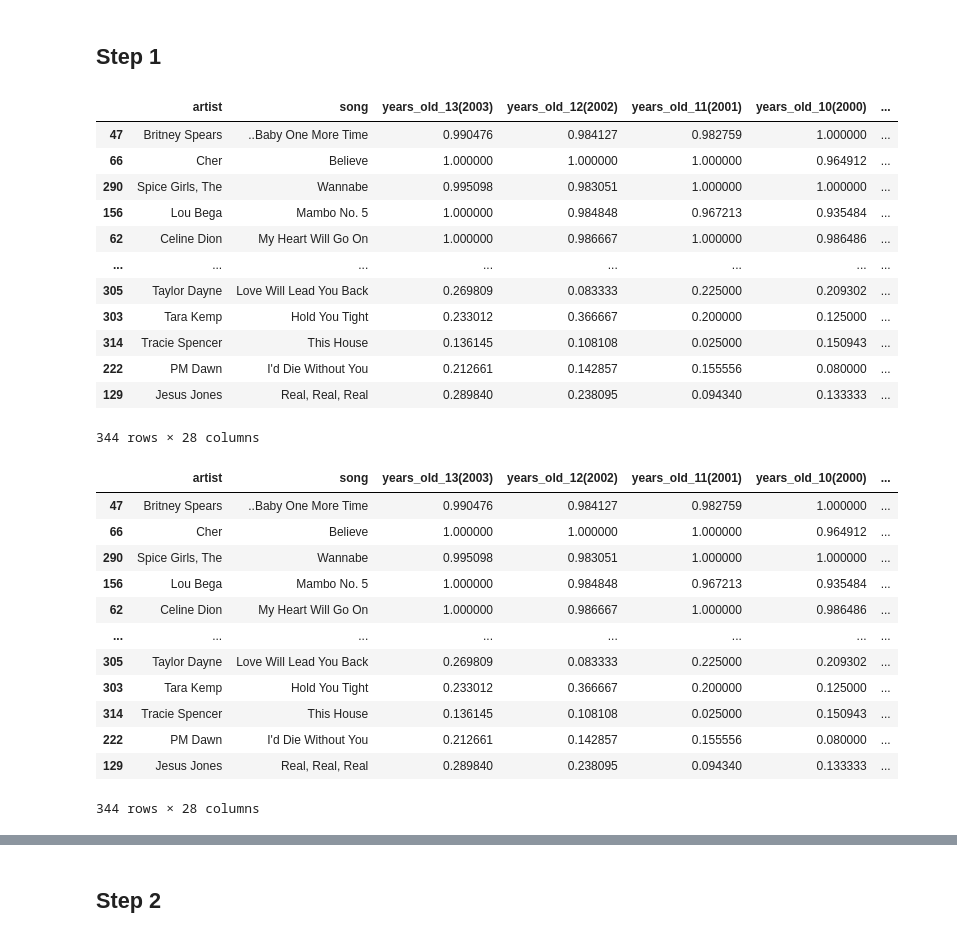
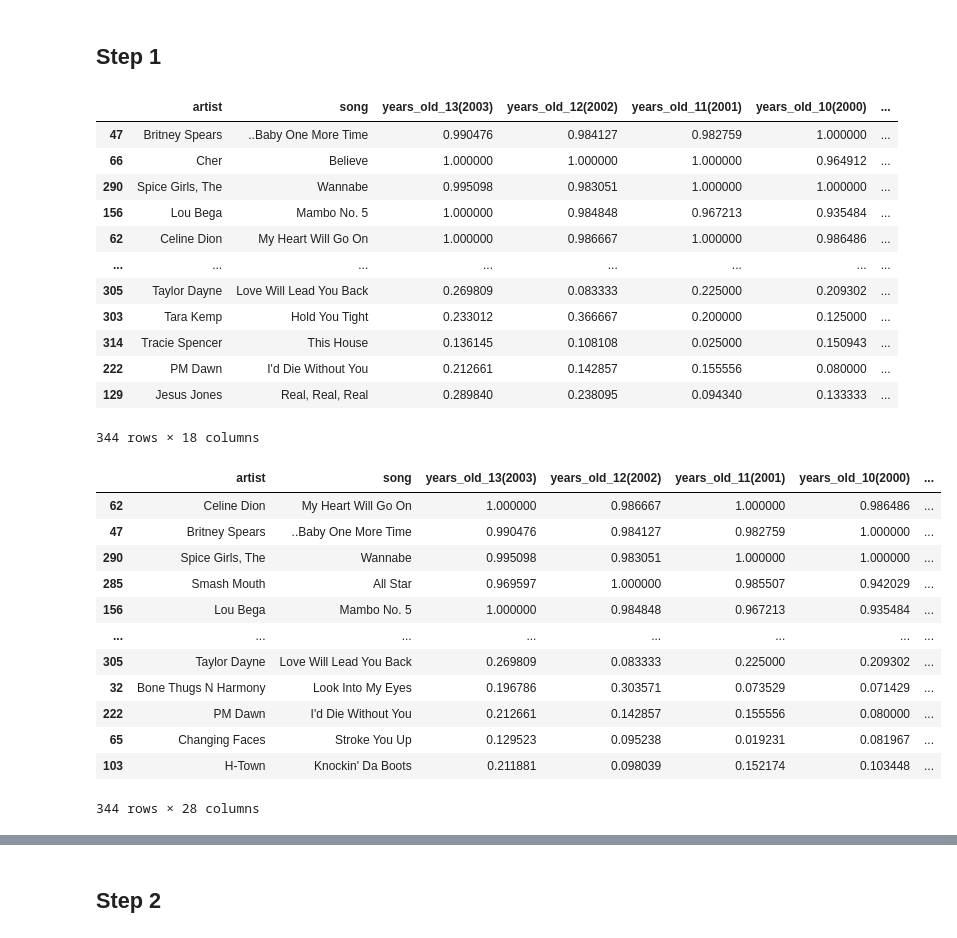
Before and after one commit to data301-2021-winter1/project-group41-project, a Jupyter notebook: notebooks/analysis3.ipynb, the cells around one changed output, grey strips where cells are left out. Cells and saved outputs as stored; diff of their text form; code cells hidden in the pictures.

```diff
--- a/notebooks/analysis3.ipynb
+++ b/notebooks/analysis3.ipynb
@@ -265,6 +267,9 @@ df8 = (
     .merge(df1)
     .reset_index(drop=True)
     .sort_values("mean_millennial_recognition", ascending=False)
+    .drop(['years_pre_birth_2 (1988)', 'years_pre_birth_3 (1987)','years_pre_birth_1 (1989)','years_pre_birth_4 (1986)','years_pre_birth_5 (1985)','years_pre_birth_6 (1984)','years_pre_birth_7 (1983)','years_pre_birth_8 (1982)','years_pre_birth_9 (1981)','years_pre_birth_10 (1980)'], axis=1)
+
+
 
 )
 df8
@@ -281,20 +286,21 @@ df8
 | 314 | Tracie Spencer | This House | 0.136145 | 0.108108 | 0.025000 | 0.150943 | ... |
 | 222 | PM Dawn | I'd Die Without You | 0.212661 | 0.142857 | 0.155556 | 0.080000 | ... |
 | 129 | Jesus Jones | Real, Real, Real | 0.289840 | 0.238095 | 0.094340 | 0.133333 | ... |
-344 rows × 28 columns
+344 rows × 18 columns
 # %%
-df7.sort_values("mean_millennial_recognition", ascending=False)
+df9=df7.sort_values("mean_millennial_recognition", ascending=False)
+df9
 # %% [output]
 |  | artist | song | years_old_13(2003) | years_old_12(2002) | years_old_11(2001) | years_old_10(2000) | ... |
+| 62 | Celine Dion | My Heart Will Go On | 1.000000 | 0.986667 | 1.000000 | 0.986486 | ... |
 | 47 | Britney Spears | ..Baby One More Time | 0.990476 | 0.984127 | 0.982759 | 1.000000 | ... |
-| 66 | Cher | Believe | 1.000000 | 1.000000 | 1.000000 | 0.964912 | ... |
 | 290 | Spice Girls, The | Wannabe | 0.995098 | 0.983051 | 1.000000 | 1.000000 | ... |
+| 285 | Smash Mouth | All Star | 0.969597 | 1.000000 | 0.985507 | 0.942029 | ... |
 | 156 | Lou Bega | Mambo No. 5 | 1.000000 | 0.984848 | 0.967213 | 0.935484 | ... |
-| 62 | Celine Dion | My Heart Will Go On | 1.000000 | 0.986667 | 1.000000 | 0.986486 | ... |
 | ... | ... | ... | ... | ... | ... | ... | ... |
 | 305 | Taylor Dayne | Love Will Lead You Back | 0.269809 | 0.083333 | 0.225000 | 0.209302 | ... |
-| 303 | Tara Kemp | Hold You Tight | 0.233012 | 0.366667 | 0.200000 | 0.125000 | ... |
-| 314 | Tracie Spencer | This House | 0.136145 | 0.108108 | 0.025000 | 0.150943 | ... |
+| 32 | Bone Thugs N Harmony | Look Into My Eyes | 0.196786 | 0.303571 | 0.073529 | 0.071429 | ... |
 | 222 | PM Dawn | I'd Die Without You | 0.212661 | 0.142857 | 0.155556 | 0.080000 | ... |
-| 129 | Jesus Jones | Real, Real, Real | 0.289840 | 0.238095 | 0.094340 | 0.133333 | ... |
+| 65 | Changing Faces | Stroke You Up | 0.129523 | 0.095238 | 0.019231 | 0.081967 | ... |
+| 103 | H-Town | Knockin' Da Boots | 0.211881 | 0.098039 | 0.152174 | 0.103448 | ... |
 344 rows × 28 columns
```
Also changed, not shown: parts of 21 cells of this notebook, 3 other files.
